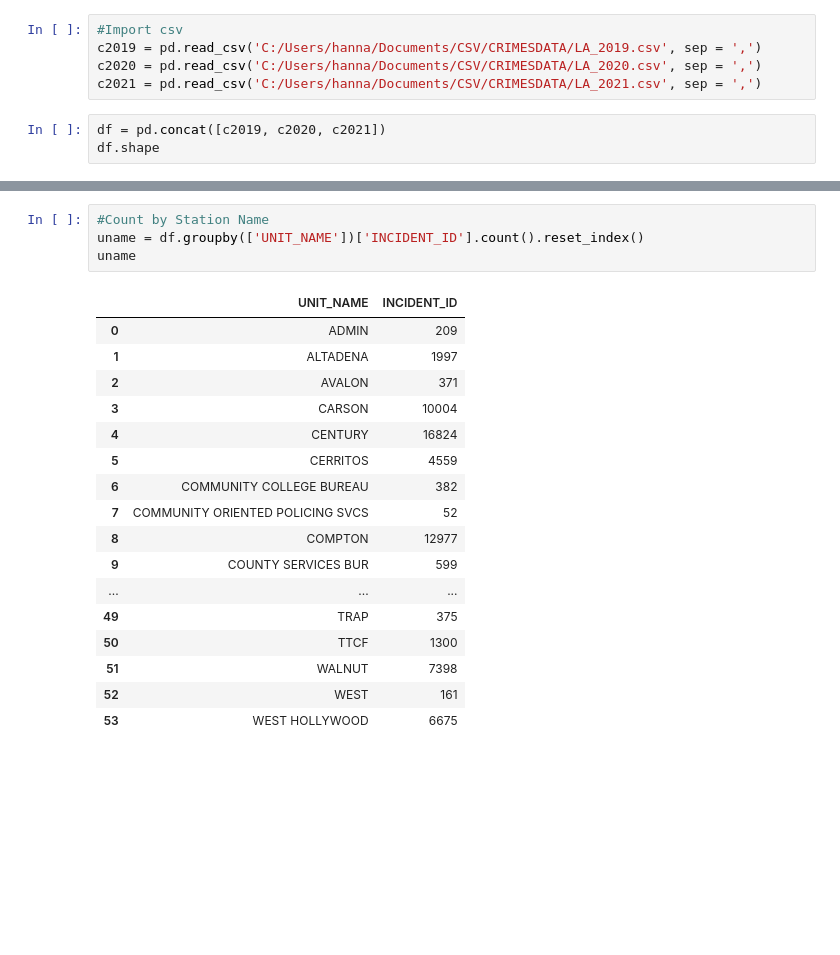
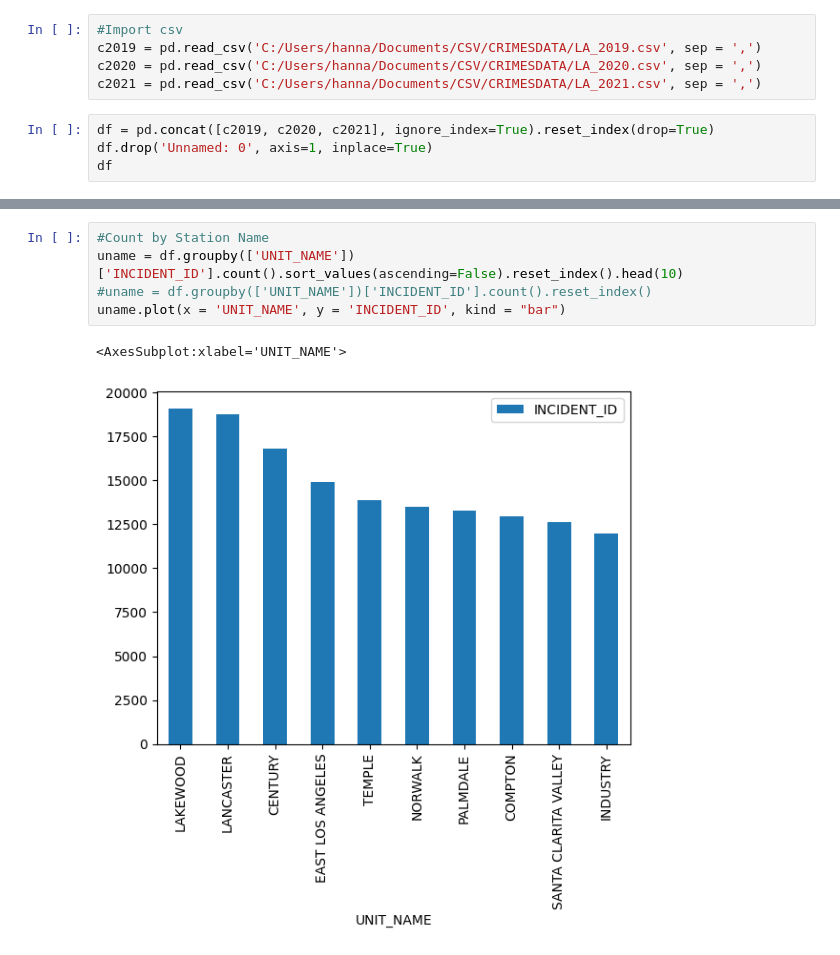
Before and after one commit to H-Dolan/Capstone_LACrime, a Jupyter notebook: laCrimes.ipynb, the cells around one changed output, grey strips where cells are left out. Saved outputs shown, nothing was run; the diff lists cells and outputs as text; blank space fills up the shorter version.

Commit message:
prelim charts

```diff
--- a/laCrimes.ipynb
+++ b/laCrimes.ipynb
@@ -8,6 +9,7 @@ c2019 = pd.read_csv('C:/Users/hanna/Documents/CSV/CRIMESDATA/LA_2019.csv', sep =
 c2020 = pd.read_csv('C:/Users/hanna/Documents/CSV/CRIMESDATA/LA_2020.csv', sep = ',')
 c2021 = pd.read_csv('C:/Users/hanna/Documents/CSV/CRIMESDATA/LA_2021.csv', sep = ',')
 # %%
-df = pd.concat([c2019, c2020, c2021])
-df.shape
+df = pd.concat([c2019, c2020, c2021], ignore_index=True).reset_index(drop=True)
+df.drop('Unnamed: 0', axis=1, inplace=True)
+df
 # %% [output]
@@ -15,24 +54,10 @@ df.shape
 # %%
 #Count by Station Name
-uname = df.groupby(['UNIT_NAME'])['INCIDENT_ID'].count().reset_index()
-uname
+uname = df.groupby(['UNIT_NAME'])['INCIDENT_ID'].count().sort_values(ascending=False).reset_index().head(10)
+#uname = df.groupby(['UNIT_NAME'])['INCIDENT_ID'].count().reset_index()
+uname.plot(x = 'UNIT_NAME', y = 'INCIDENT_ID', kind = "bar")
 # %% [output]
-|  | UNIT_NAME | INCIDENT_ID |
-| 0 | ADMIN | 209 |
-| 1 | ALTADENA | 1997 |
-| 2 | AVALON | 371 |
-| 3 | CARSON | 10004 |
-| 4 | CENTURY | 16824 |
-| 5 | CERRITOS | 4559 |
-| 6 | COMMUNITY COLLEGE BUREAU | 382 |
-| 7 | COMMUNITY ORIENTED POLICING SVCS | 52 |
-| 8 | COMPTON | 12977 |
-| 9 | COUNTY SERVICES BUR | 599 |
-| ... | ... | ... |
-| 49 | TRAP | 375 |
-| 50 | TTCF | 1300 |
-| 51 | WALNUT | 7398 |
-| 52 | WEST | 161 |
-| 53 | WEST HOLLYWOOD | 6675 |
+<AxesSubplot:xlabel='UNIT_NAME'>
+[figure, added]
 # %%
 #Count by City
```
Also changed, not shown: parts of 5 cells of this notebook.
